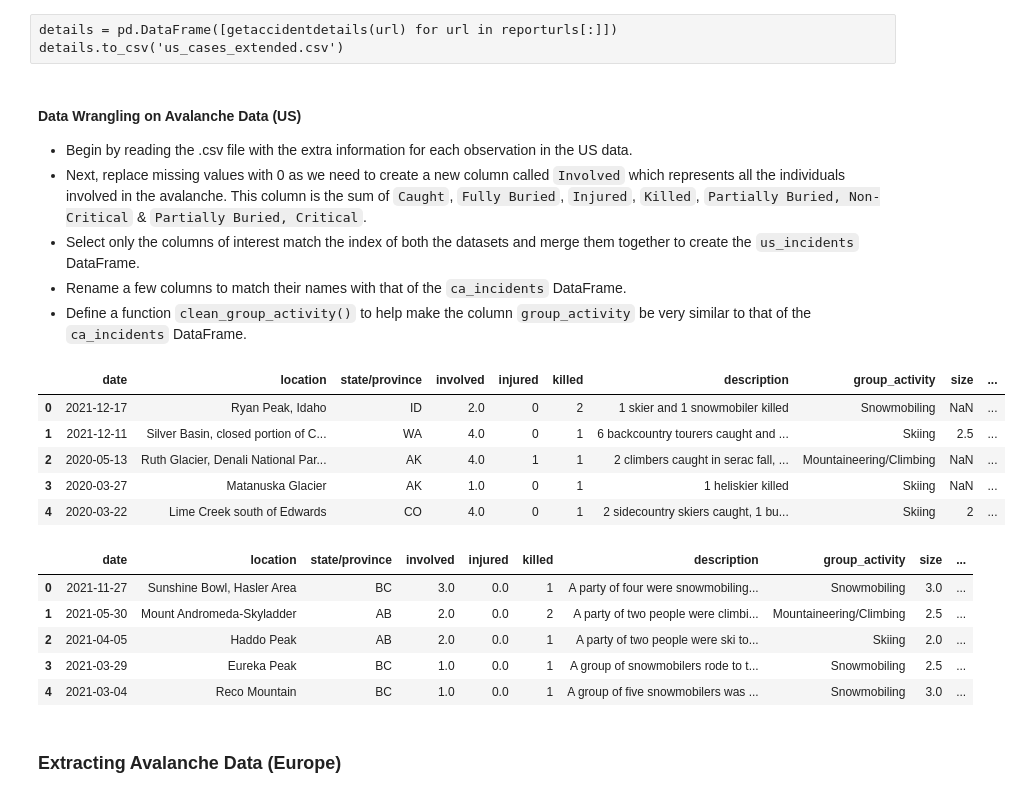
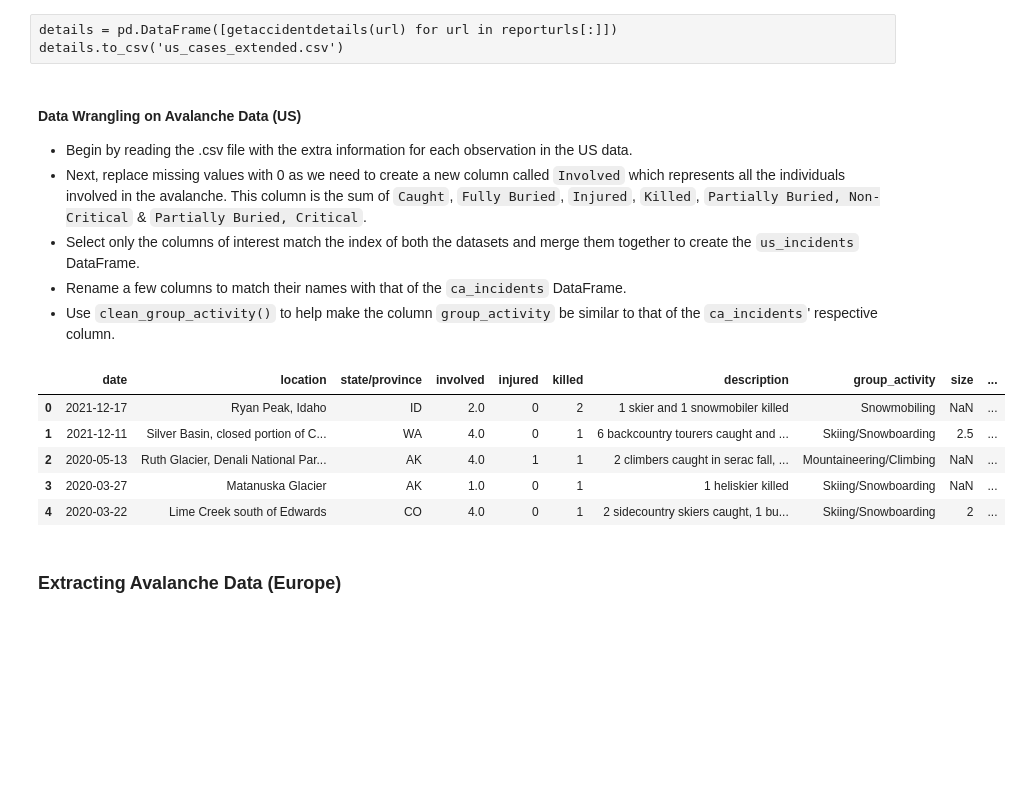
Before and after one commit to omertahi/avalanche_accidents, a Jupyter notebook: Project.ipynb, the cells around one changed output. Drawn from its saved outputs; the diff is of its cells as text; code cells hidden in the pictures; blank space fills up the shorter version.

```diff
--- a/Project.ipynb
+++ b/Project.ipynb
@@ -276,7 +279,7 @@ details.to_csv('us_cases_extended.csv')
 * Next, replace missing values with 0 as we need to create a new column called `Involved` which represents all the individuals involved in the avalanche. This column is the sum of `Caught`, `Fully Buried`, `Injured`, `Killed`, `Partially Buried, Non-Critical` & `Partially Buried, Critical`.
 * Select only the columns of interest match the index of both the datasets and merge them together to create the `us_incidents` DataFrame.
 * Rename a few columns to match their names with that of the `ca_incidents` DataFrame.
-* Define a function `clean_group_activity()` to help make the column `group_activity` be very similar to that of the `ca_incidents` DataFrame.
+* Use `clean_group_activity()` to help make the column `group_activity` be similar to that of the `ca_incidents`' respective column.
 # %%
 # Only select the columns of interest
 us_cases_extended = (pd.read_csv('us_cases_extended.csv')
@@ -284,66 +287,38 @@ us_cases_extended = (pd.read_csv('us_cases_extended.csv')
                      .iloc[:,[6,8,9,10,11,12,13,14,15,18,19,20,21,22]]
                      .assign(Involved = lambda x: x['Caught'] + x['Fully Buried']
                              + x['Injured'] + x['Killed'] + x['Partially Buried, Non-Critical']
                              + x['Partially Buried, Critical'])
                      .iloc[:,[0,5,7,8,9,10,11,12,13,14]]
                     )
 # Merge the two dataframes into one
 us_incidents = (us_data
                 .drop(50)
                 .reset_index()
                 .drop(columns = ['index'])
                 .merge(us_cases_extended, left_index=True, right_index=True)
                 .rename(columns={'State': 'state/province',
                                  'Slope Aspect': 'aspect',
                                  'Site Elevation': 'elevation',
                                  'Size - Destructive Force': 'size',
                                  'Primary Travel Mode': 'group_activity'})
                 .iloc[:,[0,2,1,14,6,4,3,5,9,7,8,11,12,10,13]]
                 .replace('--', np.nan)
                )
 us_incidents.columns = us_incidents.columns.str.lower()
-
-def clean_group_activity(s):
-    """
-    This function is used to clean the group_activity column.
-    It takes a string as input and if similar to any of the specified
-    type activities, assigns the output accordingly.
-    """
-    if s == 'Snowmobile':
-        return "Snowmobiling"
-    elif s == 'Ski':
-        return "Skiing"
-    elif s == 'Foot':
-        return "Mountaineering/Climbing"
-    elif s == 'Snowboard':
-        return "Snowboarding"
-    elif s == 'Not Applicable':
-        return "Other/Unknown"
-    elif s == 'Sled, tube, or saucer':
-        return "Sledding"
-    else:
-        return "Other/Unknown"
-
 us_incidents['group_activity'] = us_incidents['group_activity'].apply(clean_group_activity)
+us_incidents['type'] = us_incidents['type'].apply(clean_type)
 us_incidents['size'] = [re.sub("D", '', str(s)) if str(s)!='nan' else np.nan for s in us_incidents['size']]
 us_incidents['elevation'] = [re.sub("ft", '', str(s)) if str(s)!='nan' else np.nan for s in us_incidents['elevation']]
 
 with pd.option_context('display.max_rows', None, 'display.max_columns', None):
     display(us_incidents.head())
-    display(ca_incidents.head())
 # %% [output]
 |  | date | location | state/province | involved | injured | killed | description | group_activity | size | ... |
 | 0 | 2021-12-17 | Ryan Peak, Idaho | ID | 2.0 | 0 | 2 | 1 skier and 1 snowmobiler killed | Snowmobiling | NaN | ... |
-| 1 | 2021-12-11 | Silver Basin, closed portion of C... | WA | 4.0 | 0 | 1 | 6 backcountry tourers caught and ... | Skiing | 2.5 | ... |
+| 1 | 2021-12-11 | Silver Basin, closed portion of C... | WA | 4.0 | 0 | 1 | 6 backcountry tourers caught and ... | Skiing/Snowboarding | 2.5 | ... |
 | 2 | 2020-05-13 | Ruth Glacier, Denali National Par... | AK | 4.0 | 1 | 1 | 2 climbers caught in serac fall, ... | Mountaineering/Climbing | NaN | ... |
-| 3 | 2020-03-27 | Matanuska Glacier | AK | 1.0 | 0 | 1 | 1 heliskier killed | Skiing | NaN | ... |
-| 4 | 2020-03-22 | Lime Creek south of Edwards | CO | 4.0 | 0 | 1 | 2 sidecountry skiers caught, 1 bu... | Skiing | 2 | ... |
+| 3 | 2020-03-27 | Matanuska Glacier | AK | 1.0 | 0 | 1 | 1 heliskier killed | Skiing/Snowboarding | NaN | ... |
+| 4 | 2020-03-22 | Lime Creek south of Edwards | CO | 4.0 | 0 | 1 | 2 sidecountry skiers caught, 1 bu... | Skiing/Snowboarding | 2 | ... |
-|  | date | location | state/province | involved | injured | killed | description | group_activity | size | ... |
-| 0 | 2021-11-27 | Sunshine Bowl, Hasler Area | BC | 3.0 | 0.0 | 1 | A party of four were snowmobiling... | Snowmobiling | 3.0 | ... |
-| 1 | 2021-05-30 | Mount Andromeda-Skyladder | AB | 2.0 | 0.0 | 2 | A party of two people were climbi... | Mountaineering/Climbing | 2.5 | ... |
-| 2 | 2021-04-05 | Haddo Peak | AB | 2.0 | 0.0 | 1 | A party of two people were ski to... | Skiing | 2.0 | ... |
-| 3 | 2021-03-29 | Eureka Peak | BC | 1.0 | 0.0 | 1 | A group of snowmobilers rode to t... | Snowmobiling | 2.5 | ... |
-| 4 | 2021-03-04 | Reco Mountain | BC | 1.0 | 0.0 | 1 | A group of five snowmobilers was ... | Snowmobiling | 3.0 | ... |
 # %% [markdown]
 ### Extracting Avalanche Data (Europe)
 # %%
```
Also changed, not shown: parts of 10 cells of this notebook.
